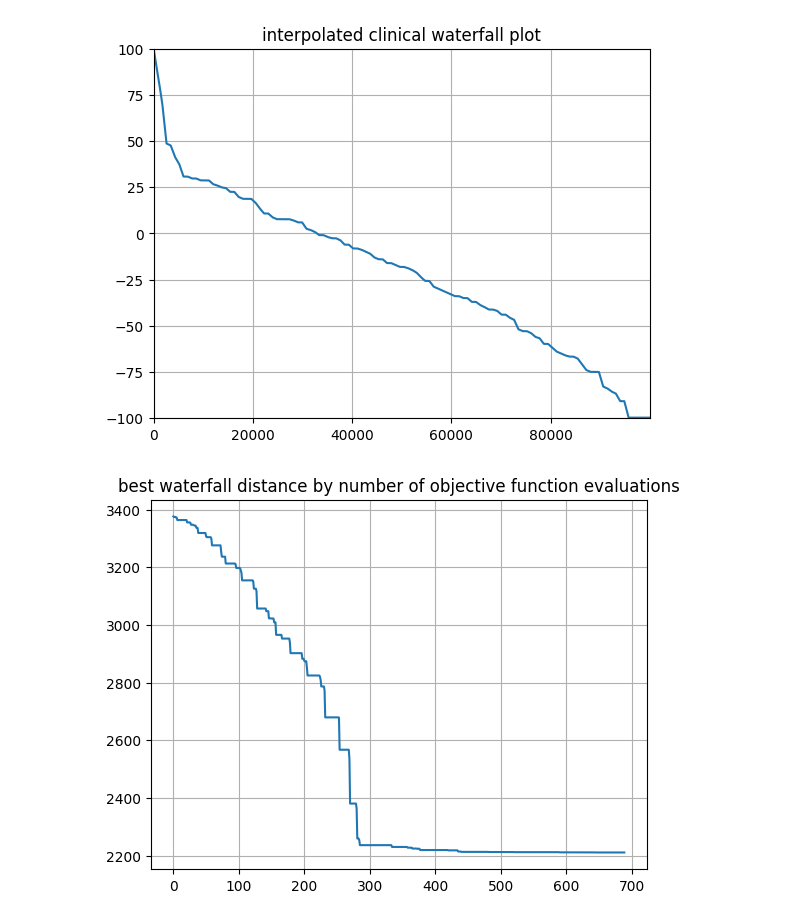
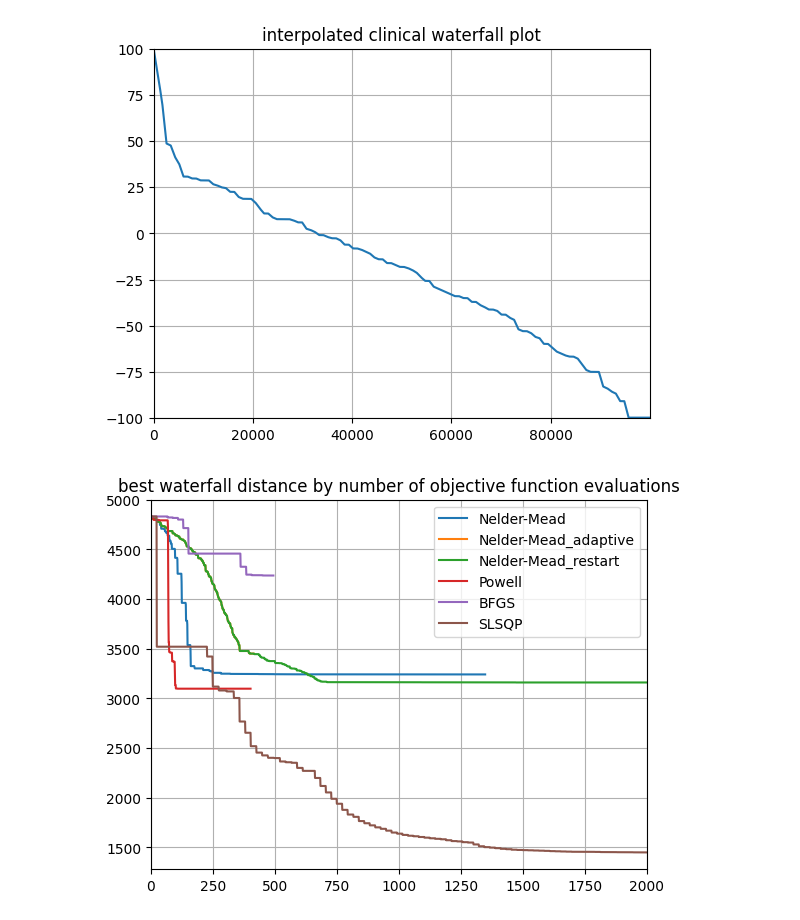
Before and after one commit to tpawlowski/qsp_emulation, a Jupyter notebook: notebooks/06. Fitting population params.ipynb, the cells around one changed output. Saved outputs shown, nothing was run; the diff lists cells and outputs as text; code cells hidden in the pictures.

Commit message:
fitting population params

```diff
--- a/notebooks/06. Fitting population params.ipynb
+++ b/notebooks/06. Fitting population params.ipynb
@@ -197,7 +197,7 @@ def validate_params(relative_params):
             low = absolute_params[0] + relative_params[i * 2] * (absolute_params[1] - absolute_params[0])
             high = absolute_params[0] + relative_params[i * 2 + 1] * (absolute_params[1] - absolute_params[0])
 
-            if low * 1.01 < absolute_params[0] or high > absolute_params[1] * 1.01:
+            if relative_params[i * 2] < -0.02 or relative_params[i * 2 + 1] > 1.02:
                 raise InvalidParametersError(f"{(low, high)} out of range on column {column} ({relative_params[2 * i]}, {relative_params[2 * i + 1]})")
 
             if relative_params[2 * i] >= relative_params[2 * i + 1]:
@@ -257,7 +257,7 @@ import time
 minimize_history = []
 indicators = np.copy(patient_indicators)
 
-def minimize_objective(relative_params):
+def minimize_objective(relative_params, use_regularization=True):
     global minimize_history, indicators
 
     try:
@@ -267,12 +267,24 @@ def minimize_objective(relative_params):
         virtual_waterfall_plot = waterfall_plot(indicators)
         interpolated_waterfall_plot = waterfall_plot_interpolation(np.arange(virtual_waterfall_plot.shape[0]) / (virtual_waterfall_plot.shape[0] - 1))
 
-        minimize_history.append((relative_params, np.linalg.norm(interpolated_waterfall_plot - virtual_waterfall_plot), time.time()))
-    except (InvalidParametersError, TooManyDroppedCasesError) as err:
+        regularization_term = 0.5
+        regularization = np.power(np.prod([
+            regularization_term / min(regularization_term, relative_params[2 * i + 1] - relative_params[2 * i])
+            for i in range(len(DISTRIBUTION_PARAMETERS))
+            if i not in LOGNORMAL_PARAMETERS
+        ]), 1.0/(len(DISTRIBUTION_PARAMETERS) - len(LOGNORMAL_PARAMETERS)))
+
+        distance = np.linalg.norm(interpolated_waterfall_plot - virtual_waterfall_plot)
+        minimize_history.append((relative_params, regularization * distance, regularization, distance, time.time()))
+        # print(f"{len(minimize_history)} d: {distance} r: {regularization} r*d: {regularization*distance}")
+    except Exception as err:
         print(str(err))
-        minimize_history.append((relative_params, float("inf"), time.time()))
+        minimize_history.append((relative_params, float("inf"), float("inf"), float("inf"), time.time()))
 
-    return minimize_history[-1][1]
+    return minimize_history[-1][1 if use_regularization else 3]
+
+def minimize_objective_no_regularization(relative_params):
+    return minimize_objective(relative_params, False)
 # %%
 import scipy.optimize
 from cpuinfo import get_cpu_info
@@ -377,11 +403,13 @@ for method_name, options_list in (("Nelder-Mead", ({
 # %%
 import itertools
 import operator
 
 plt.title("best waterfall distance by number of objective function evaluations")
 plt.grid()
 for method_name in ("Nelder-Mead", "Nelder-Mead_adaptive", "Nelder-Mead_restart", "Powell", "BFGS", "SLSQP"):
-    plt.plot(list(itertools.accumulate((x[1] for x in results[method_name]), min)))
+    plt.plot(list(itertools.accumulate((x[1] for x in results[method_name]), min)), label=method_name)
+plt.legend()
+plt.xlim((0, 2000))
 plt.show()
 # %% [output]
-[figure, old version]
+[figure, new version]
```
Also changed, not shown: parts of 9 cells of this notebook.
